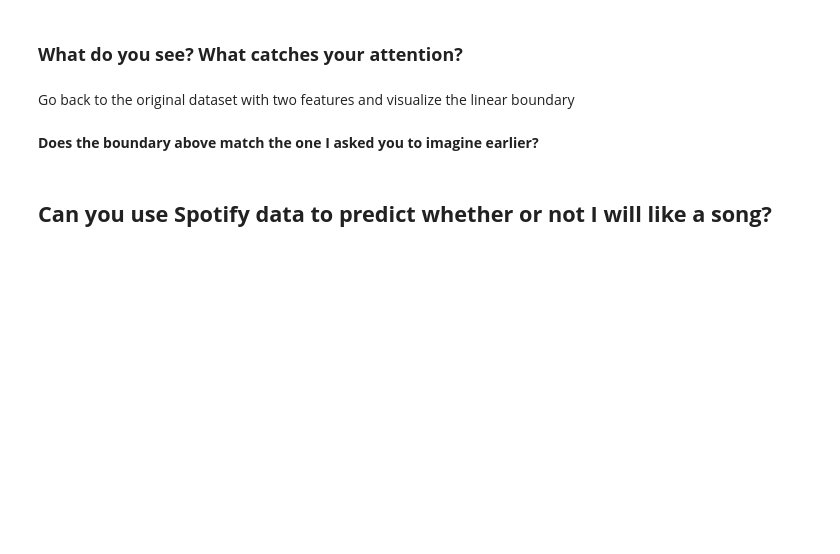
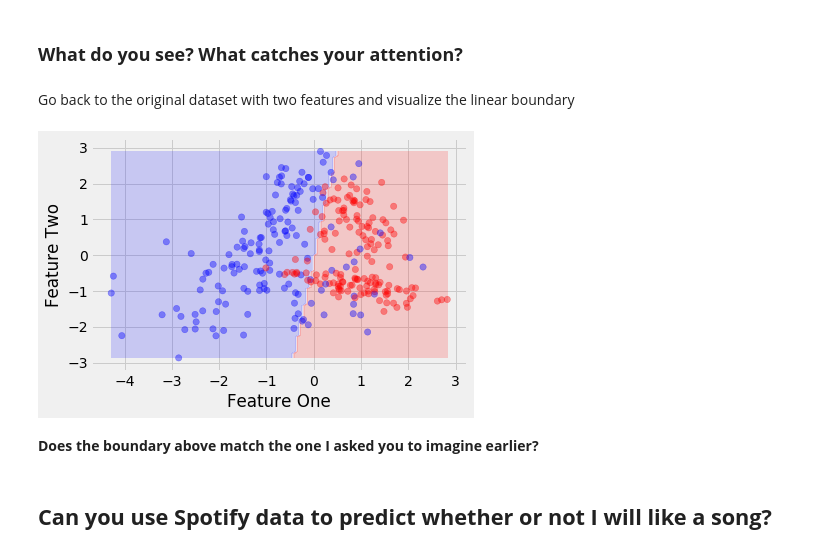
Before and after one commit to sthakuri/DS-SF-36, a Jupyter notebook: classes/12/Logistic Regression Lesson (IN CLASS).ipynb, the cells around one changed output. Cells and saved outputs as stored; diff of their text form; code cells hidden in the pictures; blank space fills up the shorter version.

```diff
--- a/classes/12/Logistic Regression Lesson (IN CLASS).ipynb
+++ b/classes/12/Logistic Regression Lesson (IN CLASS).ipynb
@@ -80,7 +89,7 @@ plt.ylabel("Target");
 Whats the relationship between the two variables?
 # %%
 #Sort the dataframe by the feature one and create a new data frame from that.
-df2 = df.sort("feature_one").copy();
+df2 = df.sort_values("feature_one").copy();
 # %% [markdown]
 Create a linear regression model trained on feature one to predict the target variable
 # %%
@@ -88,11 +97,11 @@ Create a linear regression model trained on feature one to predict the target va
 X = df2[["feature_one"]]
 y = df2.target
 #Intialize model
-
+linreg = LinearRegression()
 #Fit model
-
+linreg.fit(X,y)
 #Make predictions on X and assign them to pred variable
-;
+pred = linreg.predict(X);
 # %% [markdown]
 Plot the data with the predictions
 # %%
@@ -115,5 +126,6 @@ Let's fit a logistic regression model on the data above and plot the predicted l
 # %%
 #Intialize and fit a logistic regression model
 logr = LogisticRegression();
+logr.fit(X,y);
 # %%
 #Score the model
@@ -172,10 +245,13 @@ y = df.target
 color = y.map({0:"blue", 1:"red"})
 # %%
 #Intialize model and fit it to X and y
-;
+lr = LinearRegression()
+lr.fit(X,y);
 # %%
 #Pass the model and the data into the plot_decision_boundary function
-# plot_decision_boundary(lr, X.values,color);
+plot_decision_boundary(lr, X.values,color);
+# %% [output]
+[figure, added]
 # %% [markdown]
 <b> Does the boundary above match the one I asked you to imagine earlier? </b>
 # %% [markdown]
```
Also changed, not shown: parts of 45 cells of this notebook, 1 other file.
